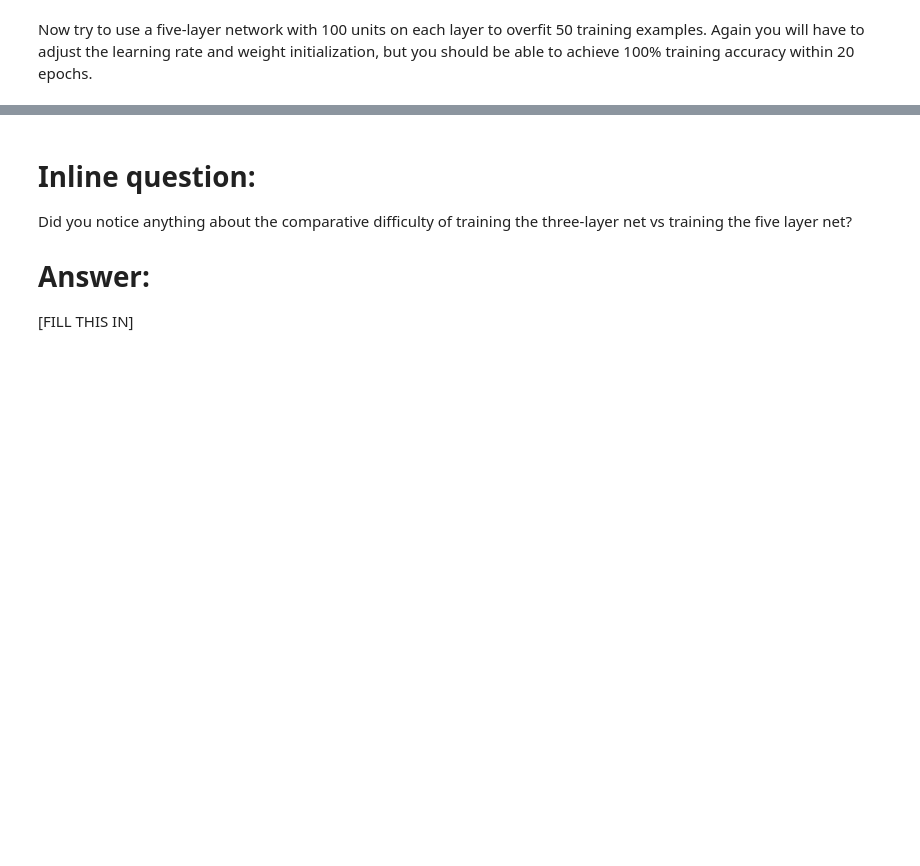
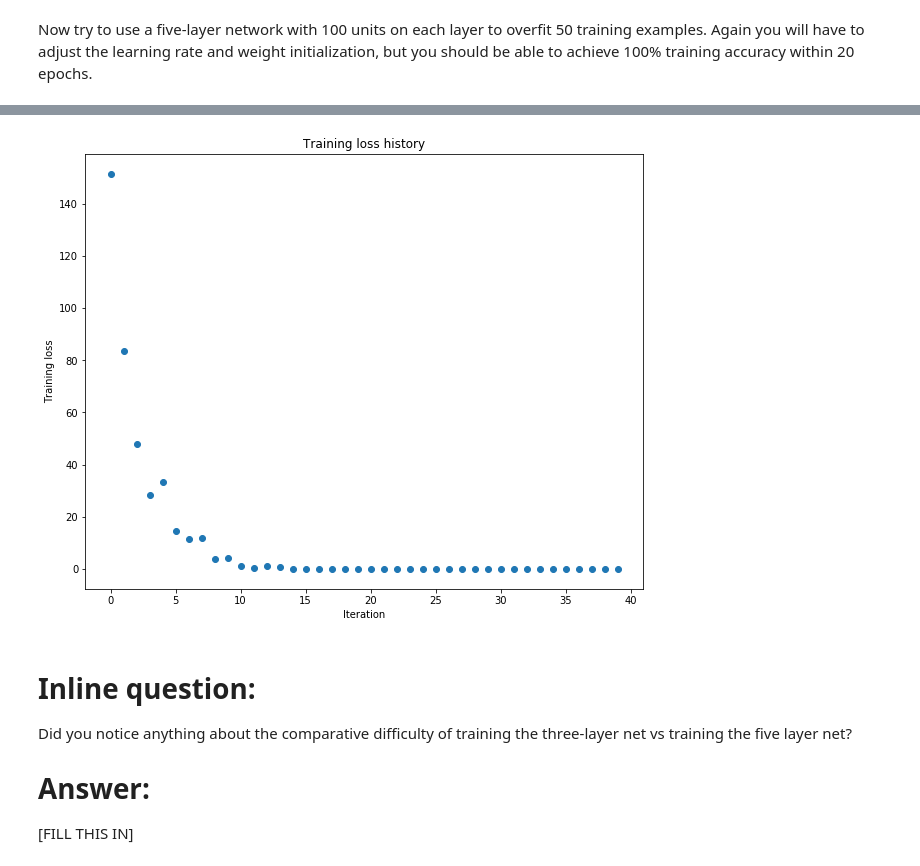
Before and after one commit to uusama/CS231n, a Jupyter notebook: assignment2/FullyConnectedNets.ipynb, the cells around one changed output, grey strips where cells are left out. Cells and saved outputs as stored; diff of their text form; code cells hidden in the pictures; blank space fills up the shorter version.

```diff
--- a/assignment2/FullyConnectedNets.ipynb
+++ b/assignment2/FullyConnectedNets.ipynb
@@ -514,7 +527,7 @@ small_data = {
 }
 
 learning_rate = 1e-3
-weight_scale = 1e-5
+weight_scale = 0.1
 model = FullyConnectedNet([100, 100, 100, 100],
                 weight_scale=weight_scale, dtype=np.float64)
 solver = Solver(model, small_data,
@@ -536,3 +565,4 @@ TypeError: tuple indices must be integers, not str
+[figure, added]
 # %% [markdown]
 # Inline question:
 Did you notice anything about the comparative difficulty of training the three-layer net vs training the five layer net?
```
Also changed, not shown: parts of 5 cells of this notebook, 1 other file.
